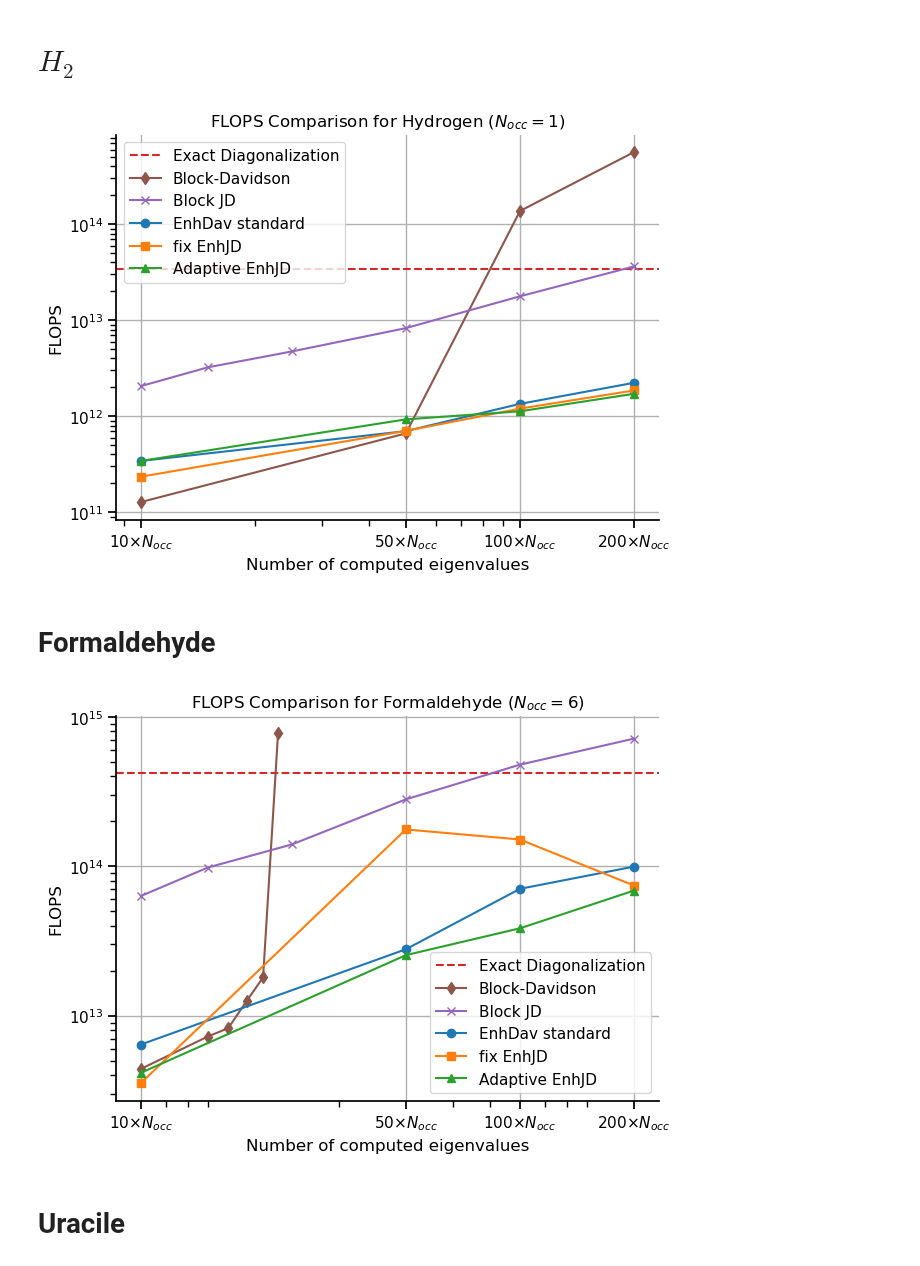
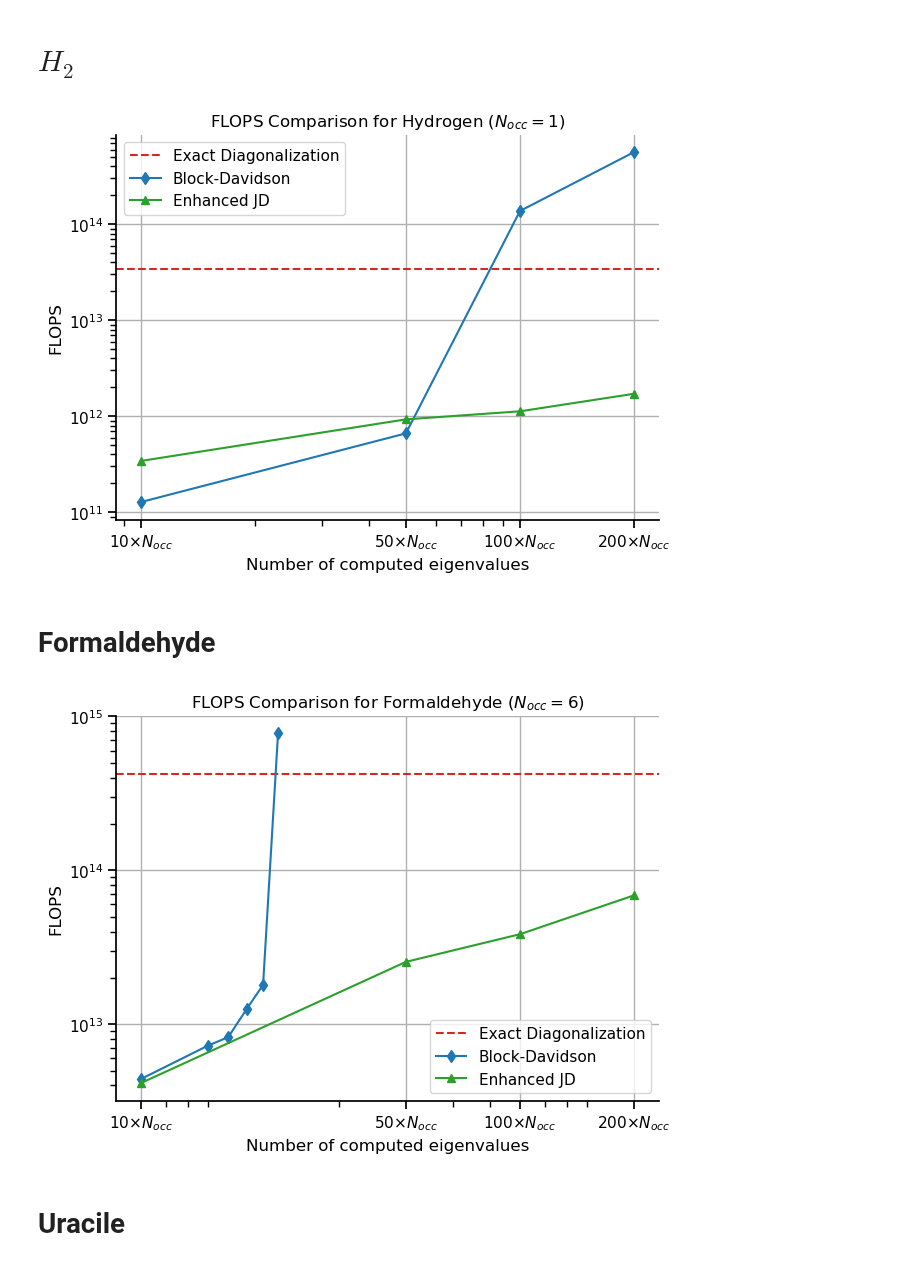
Before and after one commit to framere/Final_codes_MA, a Jupyter notebook: Results_plots/results_final.ipynb, the cells around one changed output. Cells and saved outputs as stored; diff of their text form; code cells hidden in the pictures.

```diff
--- a/Results_plots/results_final.ipynb
+++ b/Results_plots/results_final.ipynb
@@ -39,11 +39,11 @@ FLOPS_8_JD = np.array([2060487752588, 3229146169698, 4731214902594, 827851845150
 # %%
 plt.figure(figsize=(7, 5))
 plt.axhline(y=Exact_diago, color=colors[3], linestyle='--', label='Exact Diagonalization')
-plt.plot(ls, FLOPS_8_BD, marker='d', label='Block-Davidson', color=colors[5])
-plt.plot(N_JD, FLOPS_8_JD, marker='x', label='Block JD', color=colors[4])
-plt.plot(ls, FLOPS_25_def_std, marker='o', label='EnhDav standard', color=colors[0])
-plt.plot(ls, FLOPS_25_def_new, marker='s', label='fix EnhJD', color=colors[1])
-plt.plot(ls, FLOPS_25_def_new_impl, marker='^', label='Adaptive EnhJD', color=colors[2])
+plt.plot(ls, FLOPS_8_BD, marker='d', label='Block-Davidson', color=colors[0])
+# plt.plot(N_JD, FLOPS_8_JD, marker='x', label='Block JD', color=colors[4])
+# plt.plot(ls, FLOPS_25_def_std, marker='o', label='EnhDav standard', color=colors[0])
+# plt.plot(ls, FLOPS_25_def_new, marker='s', label='fix EnhJD', color=colors[1])
+plt.plot(ls, FLOPS_25_def_new_impl, marker='^', label='Enhanced JD', color=colors[2]) #'Adaptive EnhJD'
 
 plt.xscale('log')
 plt.yscale('log')
@@ -62,7 +62,7 @@ sns.despine()
 plt.savefig('FLOPS_comparison_Hydrogen.pdf')
 plt.show()
 # %% [output]
-[figure, old version]
+[figure, new version]
 # %% [markdown]
 # Formaldehyde
 # %%
@@ -91,29 +91,29 @@ FLOPS_beta25_impl2 = np.array([4148365720086, 20064592804272, 44225936796369, 11
 # %%
 plt.figure(figsize=(7, 5))
 plt.axhline(y=exact_diago, color=colors[3], linestyle='--', label='Exact Diagonalization')
-plt.plot(N_block, FLOPS_8, marker='d', label='Block-Davidson', color=colors[5])
-plt.plot(N_JD, FLOPS_JD_alpha8, marker='x', label='Block JD', color=colors[4])
-plt.plot(N_defl, FLOPS_25_def, marker='o', label='EnhDav standard', color=colors[0])
-plt.plot(N_defl, FLOPS_beta25, marker='s', label='fix EnhJD', color=colors[1])
-plt.plot(N_defl, FLOPS_beta25_impl1, marker='^', label='Adaptive EnhJD', color=colors[2])
+plt.plot(N_block, FLOPS_8, marker='d', label='Block-Davidson', color=colors[0])
+# plt.plot(N_JD, FLOPS_JD_alpha8, marker='x', label='Block JD', color=colors[4])
+# plt.plot(N_defl, FLOPS_25_def, marker='o', label='EnhDav standard', color=colors[0])
+# plt.plot(N_defl, FLOPS_beta25, marker='s', label='fix EnhJD', color=colors[1])
+plt.plot(N_defl, FLOPS_beta25_impl1, marker='^', label='Enhanced JD', color=colors[2])
 
 plt.xscale('log')
 plt.yscale('log')
 plt.xlabel('Number of computed eigenvalues')
 plt.ylabel('FLOPS')
 
 xticks = np.array([10, 50, 100, 200]) * N_occ
 # Create labels: one line for nev, second line for multiplier
 xtick_labels = [f"{mult}×$N_{{occ}}$" for nev, mult in zip(xticks, [10, 50, 100, 200])]
 plt.xticks(xticks, xtick_labels)
 plt.title(r'FLOPS Comparison for Formaldehyde (${N_{occ}} = 6$)')
 plt.legend()
 plt.grid(True)
 sns.despine()
 plt.savefig('FLOPS_comparison_Formaldehyde.pdf')
 plt.show()
 # %% [output]
-[figure, old version]
+[figure, new version]
 # %% [markdown]
 # Uracile
 # %%
```
Also changed, not shown: parts of 1 cell of this notebook.
